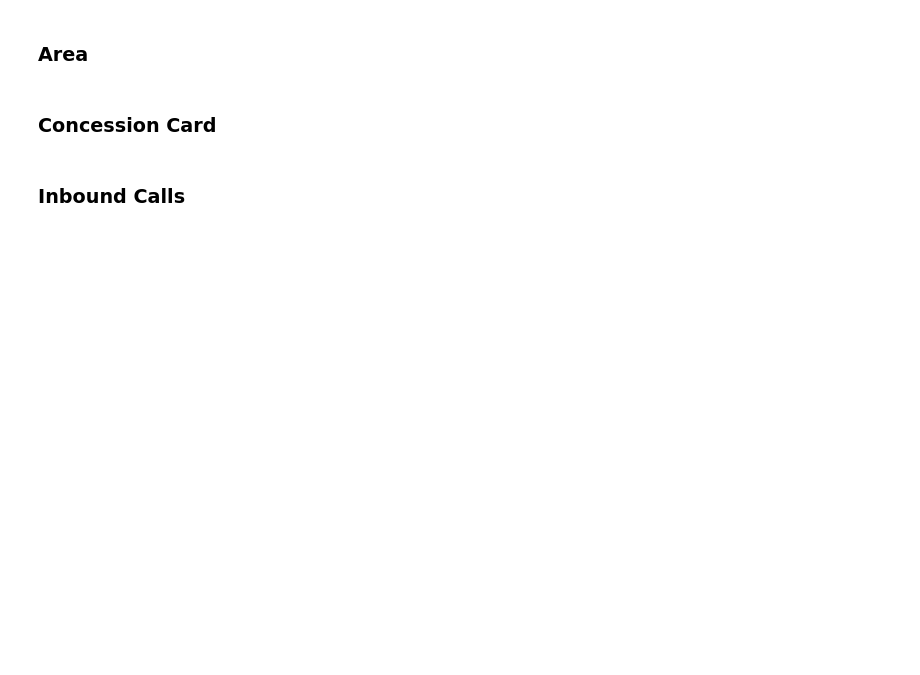
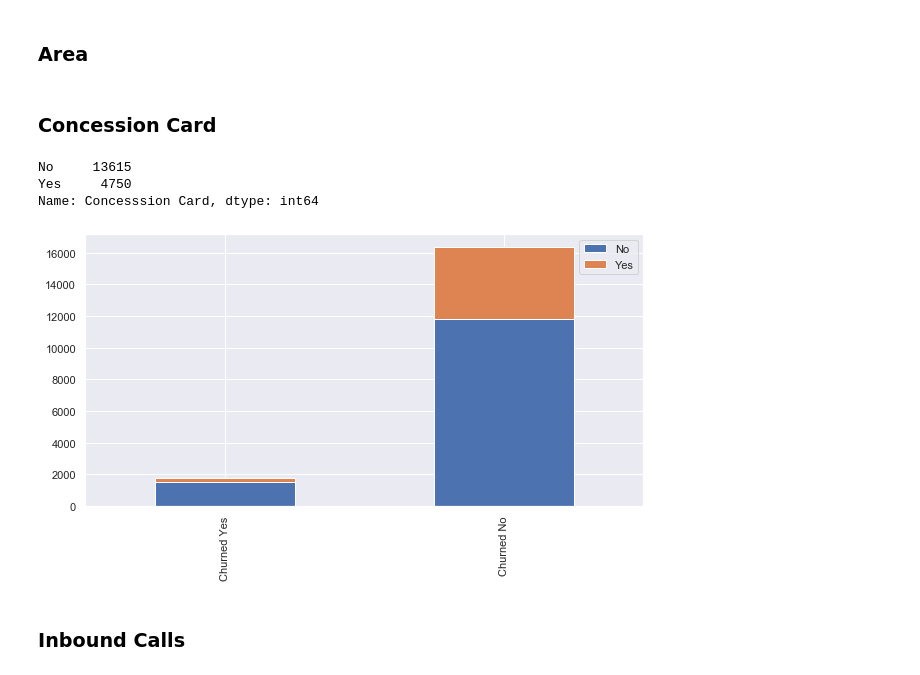
Before and after one commit to Vipul-Dass/Churn-Data, a Jupyter notebook: Data Cleaning Only.ipynb, the cells around one changed output. Cells and saved outputs as stored; diff of their text form; code cells hidden in the pictures; blank space fills up the shorter version.

```diff
--- a/Data Cleaning Only.ipynb
+++ b/Data Cleaning Only.ipynb
@@ -333,7 +343,15 @@ data['Area'].value_counts()
 # %% [markdown]
 ### Concession Card
 # %%
-data['Concesssion Card'].value_counts()
+data1['Concesssion Card'].value_counts()
+# %% [output]
+No     13615
+Yes     4750
+Name: Concesssion Card, dtype: int64
+# %%
+bar_chart1('Concesssion Card')
+# %% [output]
+[figure, added]
 # %% [markdown]
 ### Inbound Calls
 # %%
```
Also changed, not shown: parts of 65 cells of this notebook.
